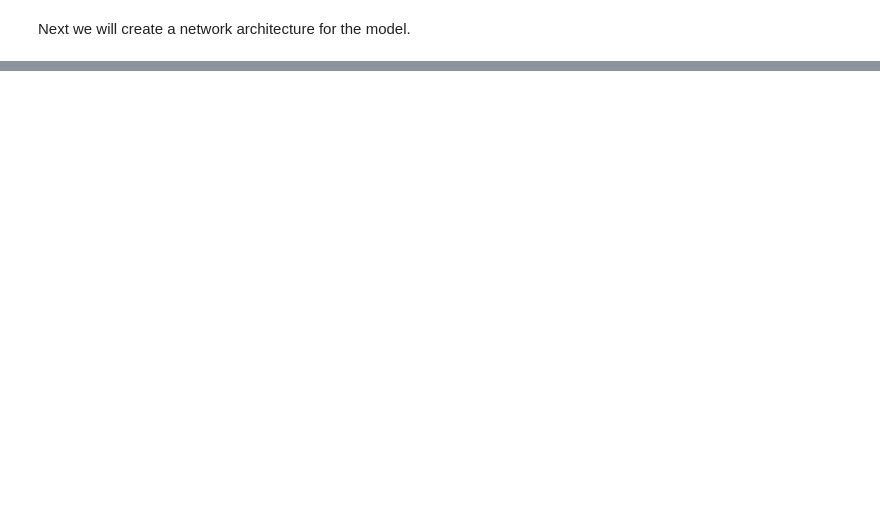
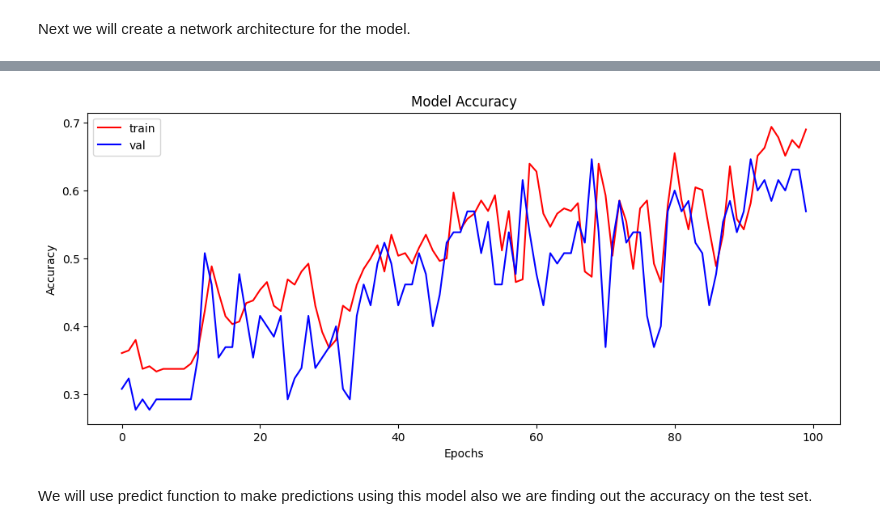
Before and after one commit to DPasqua99/Dog_breed_prediction, a Jupyter notebook: Dog_breed_prediciton.ipynb, the cells around one changed output, grey strips where cells are left out. Drawn from its saved outputs; the diff is of its cells as text; code cells hidden in the pictures; blank space fills up the shorter version.

Commit message:
Evaluation of the model on the test set

```diff
--- a/Dog_breed_prediciton.ipynb
+++ b/Dog_breed_prediciton.ipynb
@@ -206,0 +215,15 @@ KeyboardInterrupt:
+# %%
+# Plot the training history
+plt.figure(figsize=(12, 5))
+plt.plot(history.history['accuracy'], color='r')
+plt.plot(history.history['val_accuracy'], color='b')
+plt.title('Model Accuracy')
+plt.ylabel('Accuracy')
+plt.xlabel('Epochs')
+plt.legend(['train', 'val'])
+
+plt.show()
+# %% [output]
+[figure, added]
+# %% [markdown]
+We will use predict function to make predictions using this model also we are finding out the accuracy on the test set.
```
Also changed, not shown: parts of 8 cells of this notebook.
